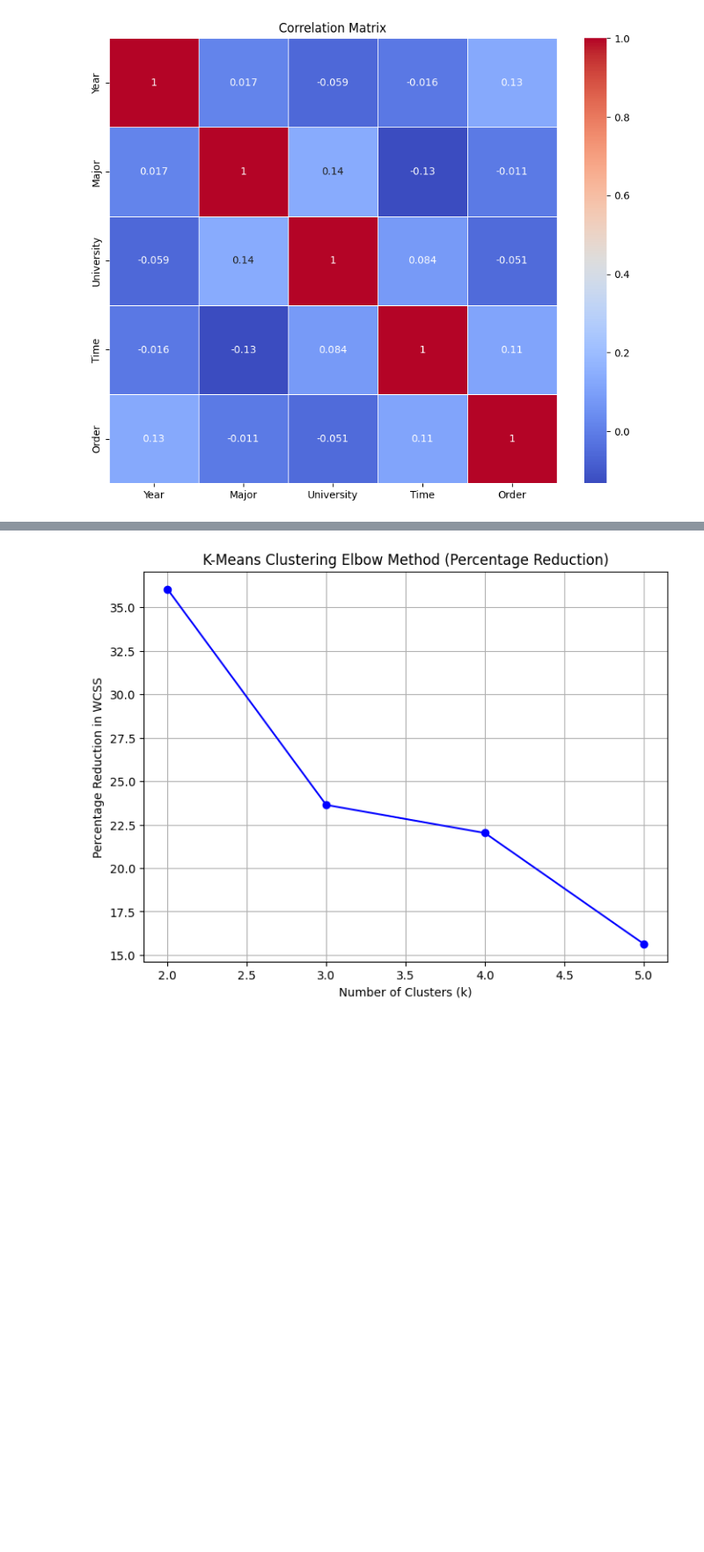
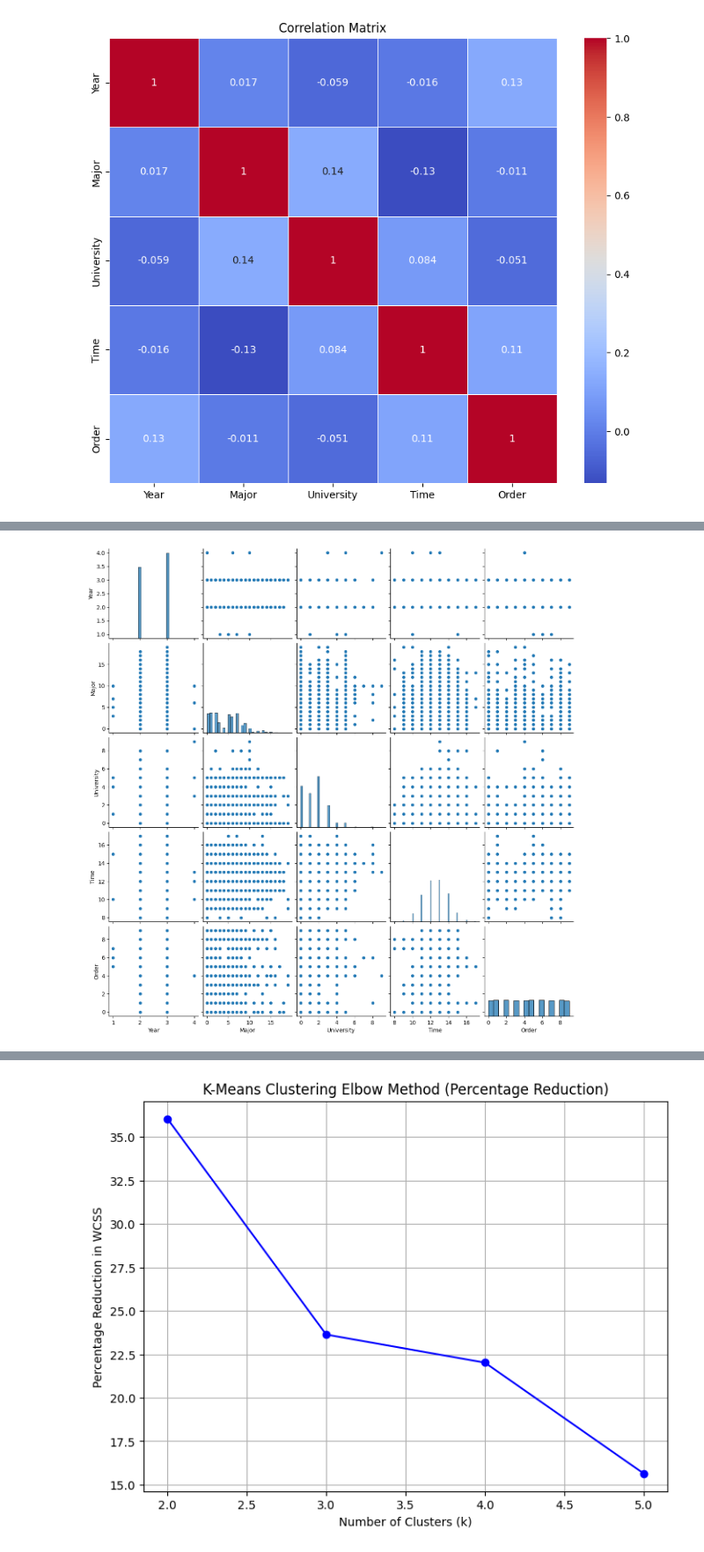
Before and after one commit to nate628426/xtern2024_analysis, a Jupyter notebook: exploratory_analysis.ipynb, the cells around one changed output, grey strips where cells are left out. Shown at 88% size. Cells and saved outputs as stored; diff of their text form; code cells hidden in the pictures; blank space fills up the shorter version.

```diff
--- a/exploratory_analysis.ipynb
+++ b/exploratory_analysis.ipynb
@@ -98,0 +138,5 @@ plt.show()
+# %%
+sns.pairplot(converted_data)
+plt.show()
+# %% [output]
+[figure, added]
```
Also changed, not shown: parts of 21 cells of this notebook, 1 other file.
